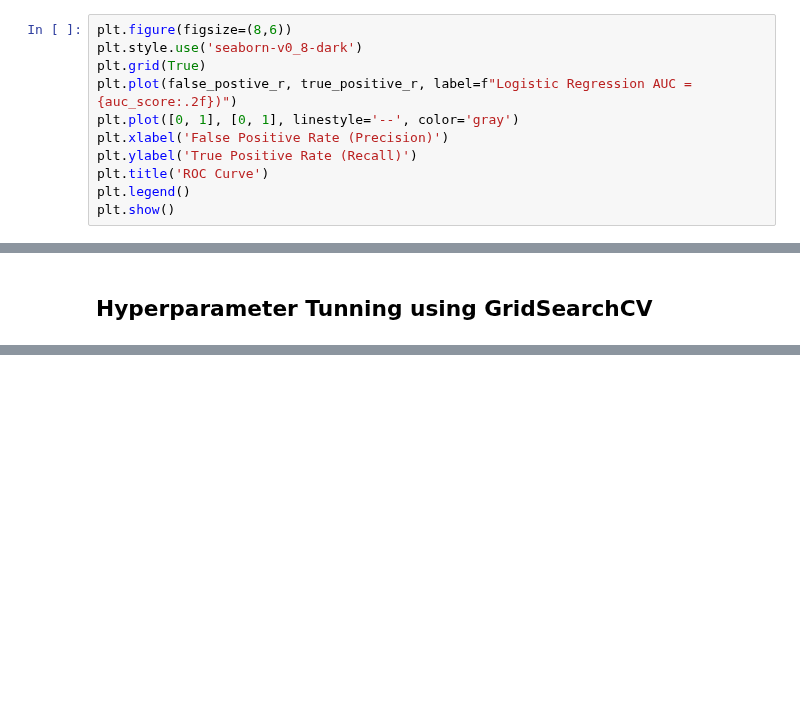
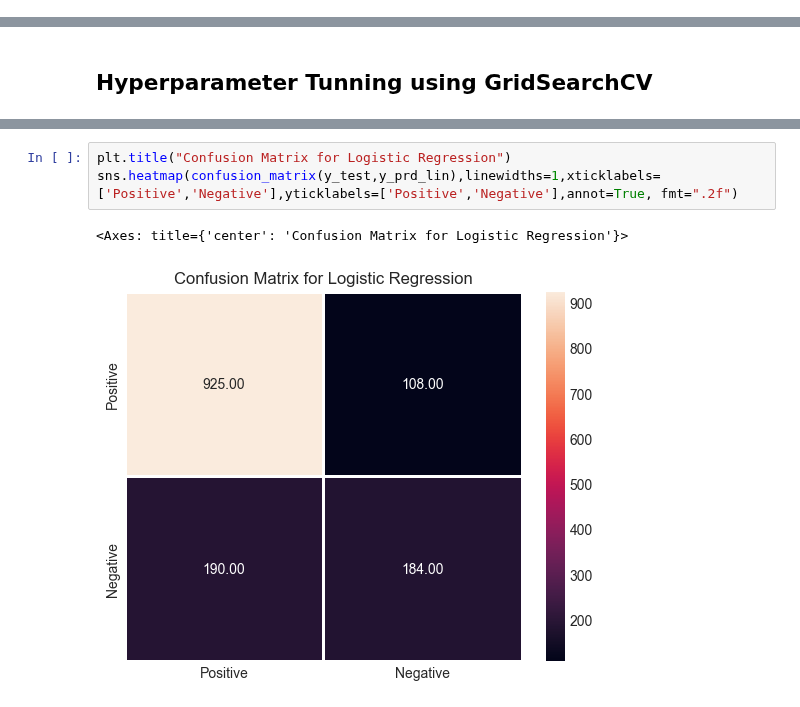
Before and after one commit to SianRods/Data-Science-ML, a Jupyter notebook: GDSC_ML_Task/notebook/model-fitting.ipynb, the cells around one changed output, grey strips where cells are left out. Saved outputs shown, nothing was run; the diff lists cells and outputs as text; blank space fills up the shorter version.

```diff
--- a/GDSC_ML_Task/notebook/model-fitting.ipynb
+++ b/GDSC_ML_Task/notebook/model-fitting.ipynb
@@ -154,11 +157,0 @@ x_train,x_test,y_train,y_test=train_test_split(X,Y,train_size=0.8,test_size=0.2,
-# %%
-plt.figure(figsize=(8,6))
-plt.style.use('seaborn-v0_8-dark')
-plt.grid(True)
-plt.plot(false_postive_r, true_positive_r, label=f"Logistic Regression AUC = {auc_score:.2f})")
-plt.plot([0, 1], [0, 1], linestyle='--', color='gray')
-plt.xlabel('False Positive Rate (Precision)')
-plt.ylabel('True Positive Rate (Recall)')
-plt.title('ROC Curve')
-plt.legend()
-plt.show()
@@ -411,0 +344,6 @@ plt.show()
+# %%
+plt.title("Confusion Matrix for Logistic Regression")
+sns.heatmap(confusion_matrix(y_test,y_prd_lin),linewidths=1,xticklabels=['Positive','Negative'],yticklabels=['Positive','Negative'],annot=True, fmt=".2f")
+# %% [output]
+<Axes: title={'center': 'Confusion Matrix for Logistic Regression'}>
+[figure, added]
```
Also changed, not shown: parts of 29 cells of this notebook, 3 other files.
